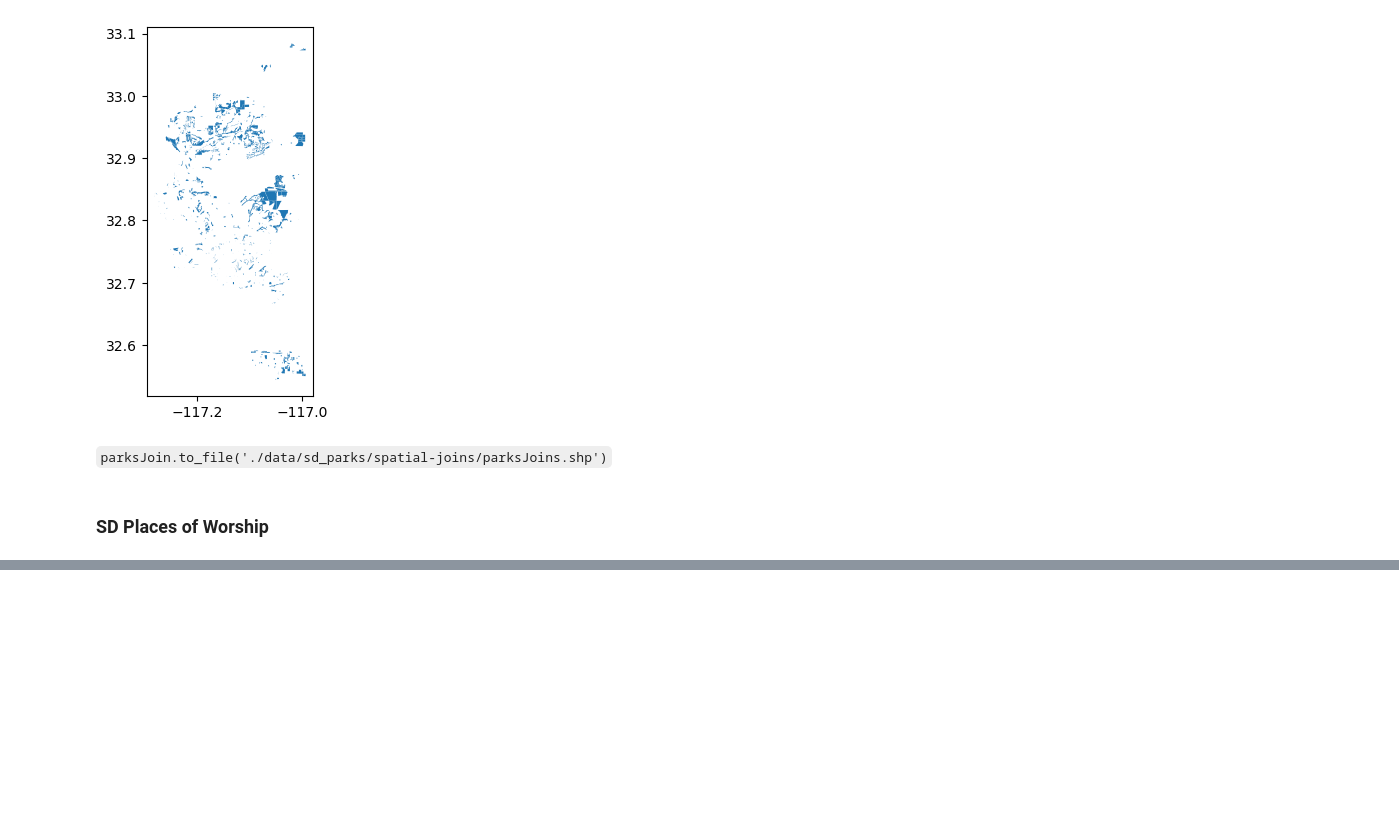
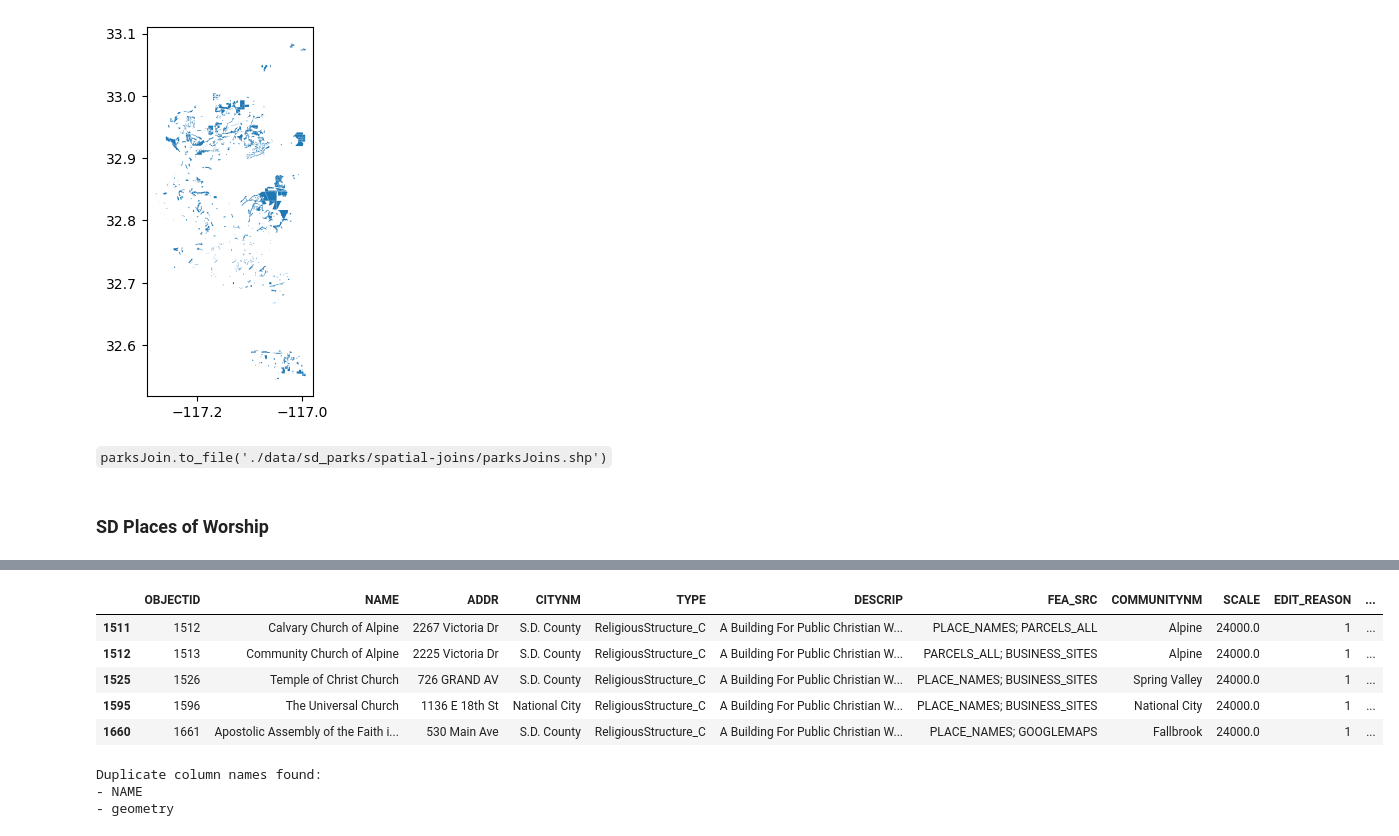
Before and after one commit to robertl0500/15-minute-analysis, a Jupyter notebook: 15-minute-package/sd-imports.ipynb, the cells around one changed output, grey strips where cells are left out. Drawn from its saved outputs; the diff is of its cells as text; code cells hidden in the pictures; blank space fills up the shorter version.

```diff
--- a/15-minute-package/sd-imports.ipynb
+++ b/15-minute-package/sd-imports.ipynb
@@ -556,7 +584,18 @@ parksJoin.plot()
 # %%
-# sdcri = sd_plc[sd_plc['TYPE'].isin(ri_variables)]
+religiousPow = pow[pow['TYPE'].isin(powVariables)]
 
-# sdcri.head()
+religiousPow.head()
+# %% [output]
+|  | OBJECTID | NAME | ADDR | CITYNM | TYPE | DESCRIP | FEA_SRC | COMMUNITYNM | SCALE | EDIT_REASON | ... |
+| 1511 | 1512 | Calvary Church of Alpine | 2267 Victoria Dr | S.D. County | ReligiousStructure_C | A Building For Public Christian W... | PLACE_NAMES; PARCELS_ALL | Alpine | 24000.0 | 1 | ... |
+| 1512 | 1513 | Community Church of Alpine | 2225 Victoria Dr | S.D. County | ReligiousStructure_C | A Building For Public Christian W... | PARCELS_ALL; BUSINESS_SITES | Alpine | 24000.0 | 1 | ... |
+| 1525 | 1526 | Temple of Christ Church | 726 GRAND AV | S.D. County | ReligiousStructure_C | A Building For Public Christian W... | PLACE_NAMES; BUSINESS_SITES | Spring Valley | 24000.0 | 1 | ... |
+| 1595 | 1596 | The Universal Church | 1136 E 18th St | National City | ReligiousStructure_C | A Building For Public Christian W... | PLACE_NAMES; BUSINESS_SITES | National City | 24000.0 | 1 | ... |
+| 1660 | 1661 | Apostolic Assembly of the Faith i... | 530 Main Ave | S.D. County | ReligiousStructure_C | A Building For Public Christian W... | PLACE_NAMES; GOOGLEMAPS | Fallbrook | 24000.0 | 1 | ... |
 # %%
-# duplicate_columns(sdcri, csd)
+duplicate_columns(religiousPow, csd)
+# %% [output]
+Duplicate column names found:
+- NAME
+- geometry
 # %%
```
Also changed, not shown: parts of 14 cells of this notebook.
